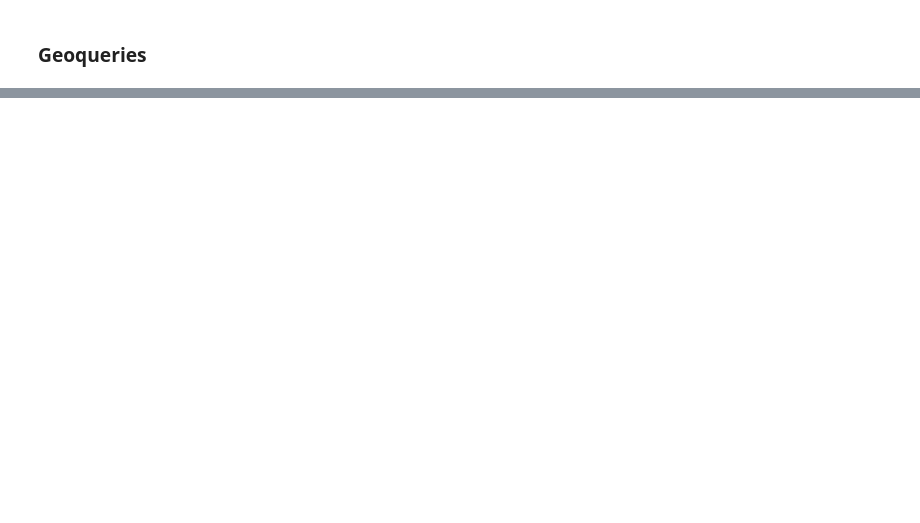
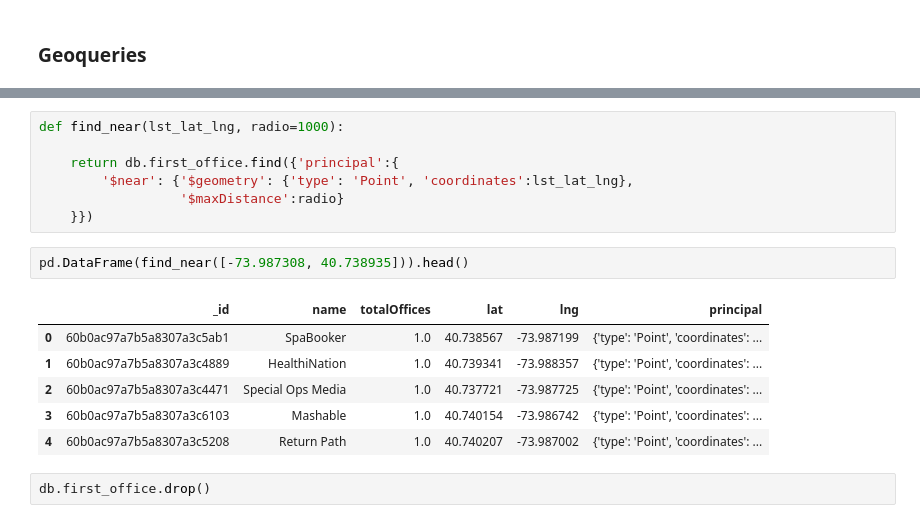
Before and after one commit to Ironhack-Data-Madrid-Abril-2021/Material_Clase, a Jupyter notebook: semana_5/5.1 - MongoDB.ipynb, the cells around one changed output, grey strips where cells are left out. Drawn from its saved outputs; the diff is of its cells as text; blank space fills up the shorter version.

```diff
--- a/semana_5/5.1 - MongoDB.ipynb
+++ b/semana_5/5.1 - MongoDB.ipynb
@@ -14,0 +356,18 @@ Una de las diferencias más importantes con respecto a las bases de datos relaci
+# %%
+def find_near(lst_lat_lng, radio=1000):
+
+    return db.first_office.find({'principal':{
+        '$near': {'$geometry': {'type': 'Point', 'coordinates':lst_lat_lng},
+                  '$maxDistance':radio}
+    }})
+# %%
+pd.DataFrame(find_near([-73.987308, 40.738935])).head()
+# %% [output]
+|  | _id | name | totalOffices | lat | lng | principal |
+| 0 | 60b0ac97a7b5a8307a3c5ab1 | SpaBooker | 1.0 | 40.738567 | -73.987199 | {'type': 'Point', 'coordinates': ... |
+| 1 | 60b0ac97a7b5a8307a3c4889 | HealthiNation | 1.0 | 40.739341 | -73.988357 | {'type': 'Point', 'coordinates': ... |
+| 2 | 60b0ac97a7b5a8307a3c4471 | Special Ops Media | 1.0 | 40.737721 | -73.987725 | {'type': 'Point', 'coordinates': ... |
+| 3 | 60b0ac97a7b5a8307a3c6103 | Mashable | 1.0 | 40.740154 | -73.986742 | {'type': 'Point', 'coordinates': ... |
+| 4 | 60b0ac97a7b5a8307a3c5208 | Return Path | 1.0 | 40.740207 | -73.987002 | {'type': 'Point', 'coordinates': ... |
+# %%
+db.first_office.drop()
```
Also changed, not shown: parts of 45 cells of this notebook.
